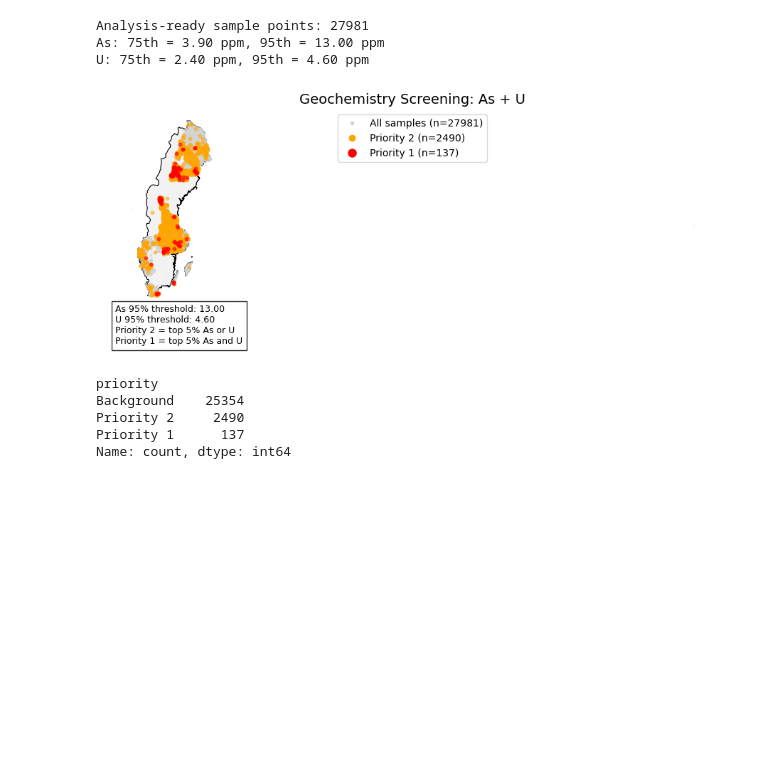
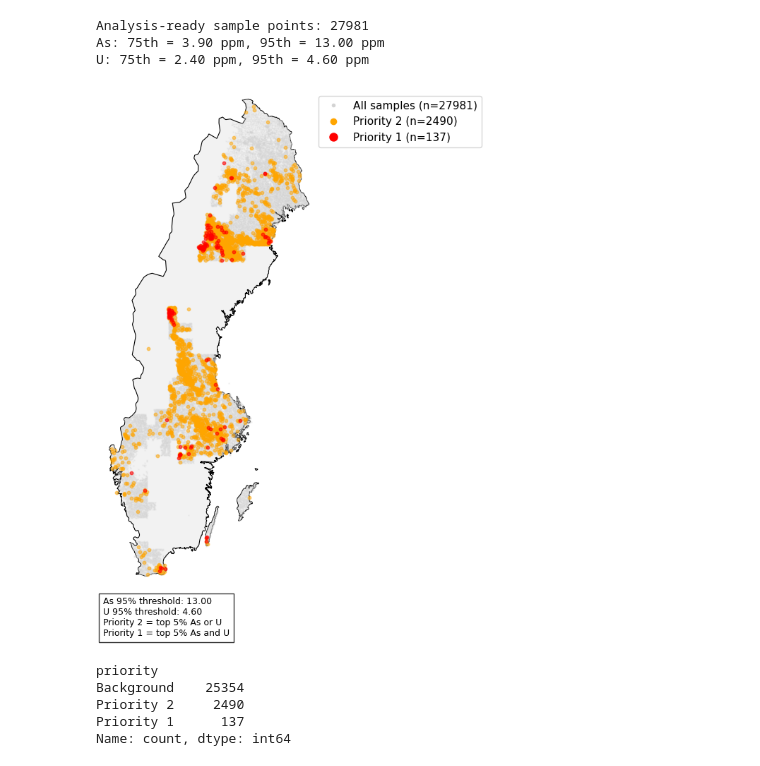
Before and after one commit to M-Tuy/GeoChem-DataLab, a Jupyter notebook: notebooks/As and U combined.ipynb, the cells around one changed output. Cells and saved outputs as stored; diff of their text form; code cells hidden in the pictures; blank space fills up the shorter version.

```diff
--- a/notebooks/As and U combined.ipynb
+++ b/notebooks/As and U combined.ipynb
@@ -60,18 +60,14 @@ As: 75th = 3.90 ppm, 95th = 13.00 ppm
 U: 75th = 2.40 ppm, 95th = 4.60 ppm
 # %%
 # COMBINED — As + U Priority
-
-
-# Sweden boundary (load once; skip if 'sweden' already exists in this session)
+# Sweden boundary
 world = gpd.read_file(
     r"C:/Projects/Intro to data science/ne_110m_admin_0_countries/ne_10m_admin_0_countries.shp"
 )
 sweden = world[world["ADMIN"] == "Sweden"].to_crs("EPSG:3006")
-
 # Hotspot flags (top 5% per element) — uses as_p95/u_p95 from shared setup
 df_markgeodata["as_hotspot"] = df_markgeodata["as_ppm"] > as_p95
 df_markgeodata["u_hotspot"] = df_markgeodata["u_ppm"] > u_p95
-
 df_markgeodata["priority"] = np.select(
     [
         df_markgeodata["as_hotspot"] & df_markgeodata["u_hotspot"],  # both hot
@@ -80,52 +76,55 @@ df_markgeodata["priority"] = np.select(
     ["Priority 1", "Priority 2"],
     default="Background"
 )
-
 priority1 = df_markgeodata[df_markgeodata["priority"] == "Priority 1"]
 priority2 = df_markgeodata[df_markgeodata["priority"] == "Priority 2"]
-
-fig, ax = plt.subplots(figsize=(9, 11))
+fig, ax = plt.subplots(figsize=(6, 8))
 sweden.plot(ax=ax, edgecolor="black", facecolor="#f2f2f2", linewidth=0.8)
 df_markgeodata.plot(ax=ax, color="lightgrey", markersize=0.5, alpha=0.25)
 priority2.plot(ax=ax, color="orange", markersize=10, alpha=0.5)
 priority1.plot(ax=ax, color="red", markersize=10, alpha=0.6)
+
+# Tighten the axes to Sweden's actual extent, removing empty padding
+minx, miny, maxx, maxy = sweden.total_bounds
+pad = 20000  # small margin in meters
+ax.set_xlim(minx - pad, maxx + pad)
+ax.set_ylim(miny - pad, maxy + pad)
 
 legend_elements = [
     mlines.Line2D([0], [0], marker="o", color="w",
                   label=f"All samples (n={len(df_markgeodata)})",
                   markerfacecolor="lightgrey", markersize=5),
     mlines.Line2D([0], [0], marker="o", color="w",
                   label=f"Priority 2 (n={len(priority2)})",
                   markerfacecolor="orange", markersize=8),
     mlines.Line2D([0], [0], marker="o", color="w",
                   label=f"Priority 1 (n={len(priority1)})",
                   markerfacecolor="red", markersize=10)
 ]
-ax.legend(handles=legend_elements, loc="upper center")
-ax.set_title("Geochemistry Screening: As + U", fontsize=14)
+ax.legend(handles=legend_elements, loc="upper left", bbox_to_anchor=(1.0, 1.0),
+          borderaxespad=0.3, fontsize=11, frameon=True)
 ax.set_axis_off()
 ax.text(
-    0.02, 0.02,
+    0.0, -0.03,
     f"As 95% threshold: {as_p95:.2f}\n"
     f"U 95% threshold: {u_p95:.2f}\n"
     "Priority 2 = top 5% As or U\n"
     "Priority 1 = top 5% As and U",
     transform=ax.transAxes,
     fontsize=9,
-    va="bottom",
+    va="top",
     ha="left",
     bbox=dict(facecolor="white", alpha=0.8, edgecolor="black")
 )
 plt.tight_layout()
 fig.savefig(
     r"C:/Projects/GeoChem-DataLab/results/sweden_as_u_priority_map.png",
     dpi=300, bbox_inches="tight"
 )
 plt.show()
-
 print(df_markgeodata["priority"].value_counts())  # check against report: Priority 1 = 145, Priority 2 = 2,564
 # %% [output]
-[figure, old version]
+[figure, new version]
 priority
 Background    25354
 Priority 2     2490
```
Also changed, not shown: 7 other files.
